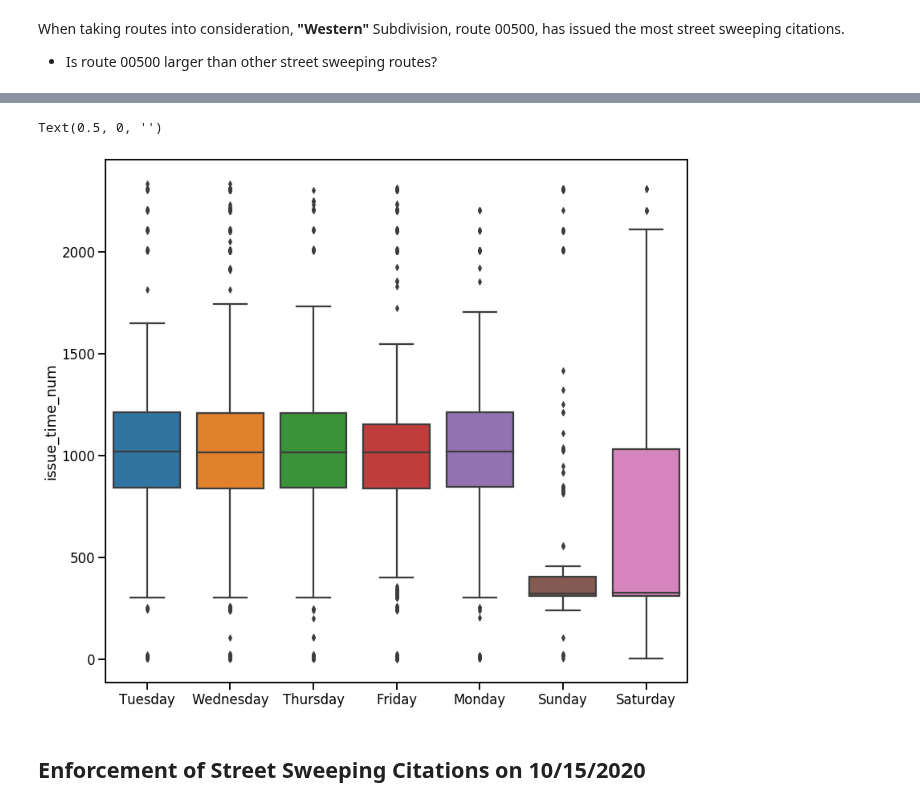
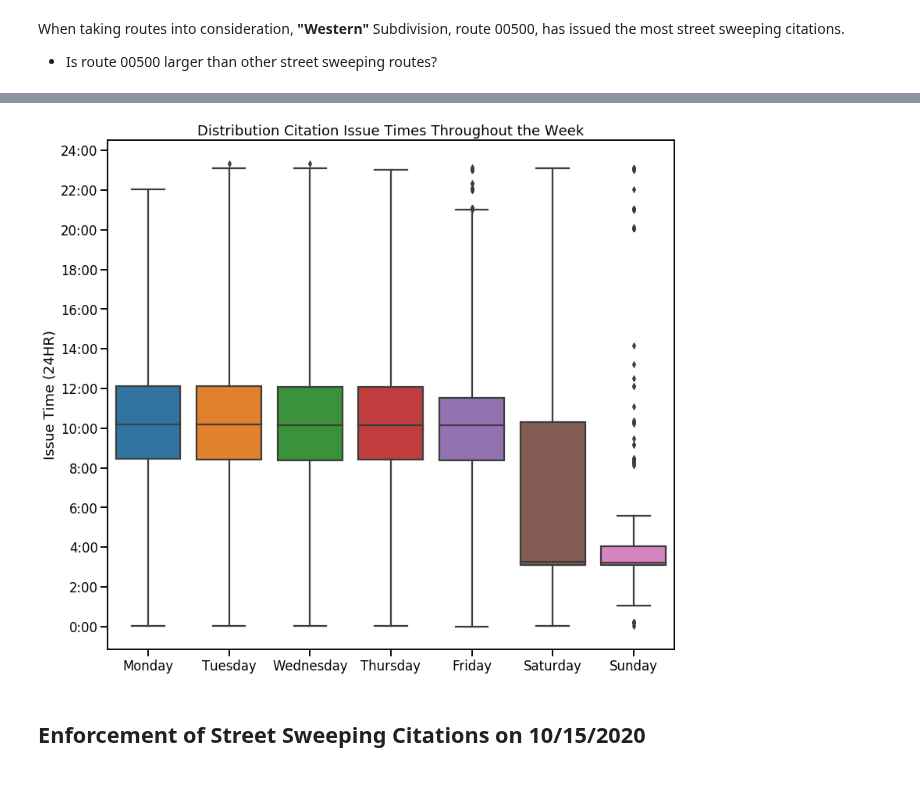
Before and after one commit to Promeos/LADOT-COVID19-enforcement, a Jupyter notebook: MVP.ipynb, the cells around one changed output, grey strips where cells are left out. Cells and saved outputs as stored; diff of their text form; code cells hidden in the pictures.

```diff
--- a/MVP.ipynb
+++ b/MVP.ipynb
@@ -254,0 +259,8 @@ plt.ylim(0, 1_000_000);
+# %%
+sns.set_context('talk')
+
+plt.figure(figsize=(12, 6))
+sns.boxplot(data=z_scores,
+            x='z_score')
+
+plt.xticks(np.linspace(0, 8, 9));
@@ -283,4 +295,6 @@ The top 3 streets with street sweeping citations are:
 2. Restricted
+# %%
+df_citations['street_name'] = df_citations.location.str.replace('^[\d+]{2,}', '').str.strip()
 # %%
 sns.set_context('talk')
 
@@ -378,16 +424,21 @@ df_citations['issue_time_num'] = df_citations.issue_time_num.str.replace(':', ''
 # %%
 sns.set_context('talk')
 
 plt.figure(figsize=(13, 12))
 
 sns.boxplot(data=df_citations,
             x="day_of_week",
-            y="issue_time_num");
+            y="issue_time_num",
+            order=["Monday", "Tuesday", "Wednesday", "Thursday", "Friday", "Saturday", "Sunday"],
+            whis=3);
 
+plt.title("Distribution Citation Issue Times Throughout the Week")
 plt.xlabel('')
+plt.ylabel('Issue Time (24HR)')
+
+plt.yticks(np.arange(0, 2401, 200), [str(i) + ":00" for i in range(0, 25, 2)]);
 # %% [output]
-Text(0.5, 0, '')
-[figure, old version]
+[figure, new version]
 # %% [markdown]
 ## Enforcement of Street Sweeping Citations on 10/15/2020
 # %%
```
Also changed, not shown: parts of 20 cells of this notebook.
